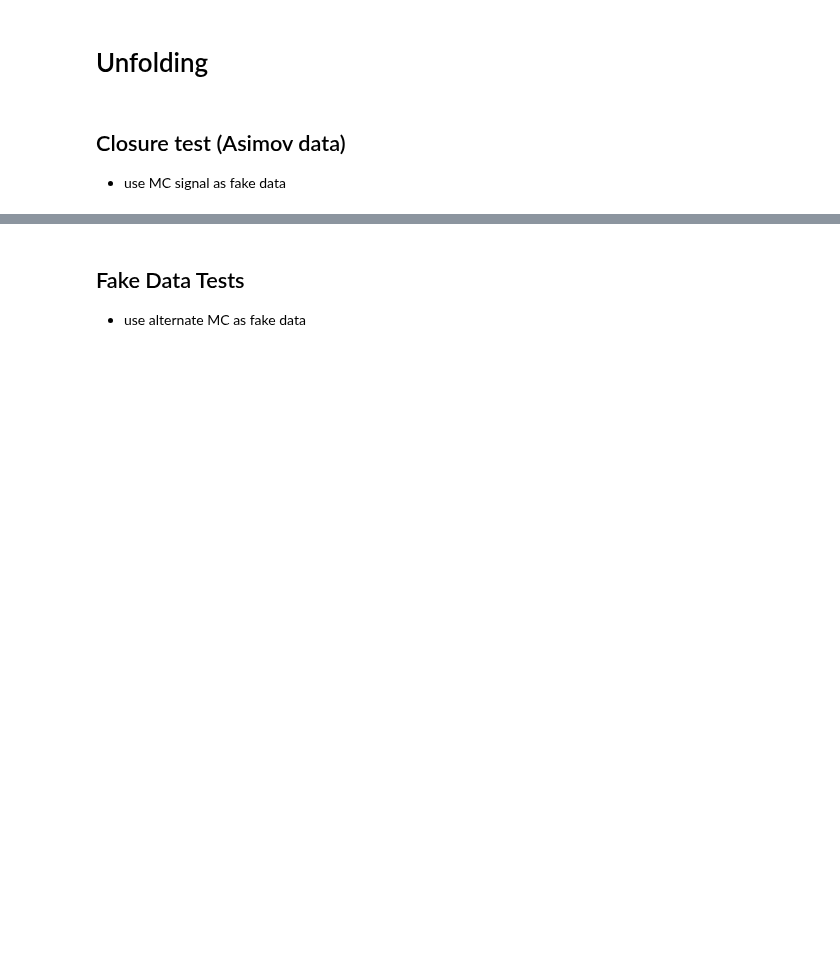
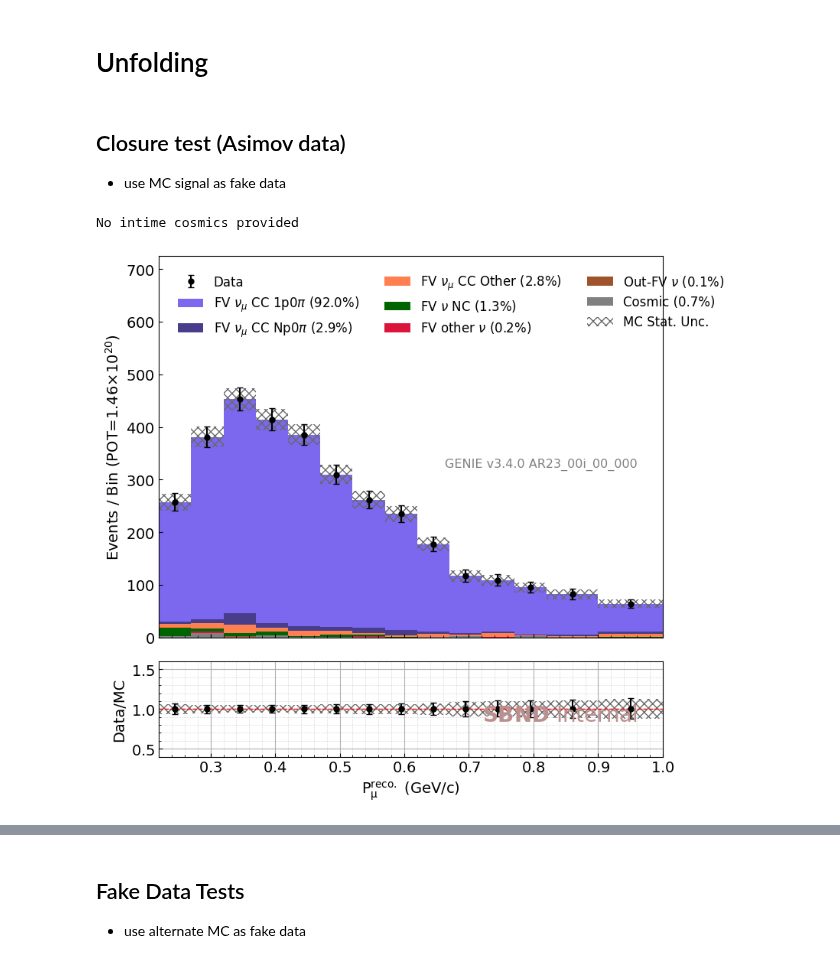
Before and after one commit to sungbinoh/cafpyana, a Jupyter notebook: analysis_village/numucc_1p0pi/unfolding-fake_data_tests.ipynb, the cells around one changed output, grey strips where cells are left out. Cells and saved outputs as stored; diff of their text form; code cells hidden in the pictures; blank space fills up the shorter version.

```diff
--- a/analysis_village/numucc_1p0pi/unfolding-fake_data_tests.ipynb
+++ b/analysis_village/numucc_1p0pi/unfolding-fake_data_tests.ipynb
@@ -81,13 +84,9 @@ mc_nu_df["pot_weight"] = mc_pot_scale * np.ones(len(mc_nu_df))
 mc_nu_df.columns = pd.MultiIndex.from_tuples([tuple(["mc"] + list(c)) for c in mc_nu_df.columns])     # match # of column levels
 # %%
 print("==== selected events ====")
-mc_evt_df.loc[:,'nuint_categ'] = get_int_category(mc_evt_df)
-mc_evt_df.loc[:,'genie_categ'] = get_genie_category(mc_evt_df)
-print(mc_evt_df.nuint_categ.value_counts())
-print(mc_evt_df.genie_categ.value_counts())
+mc_evt_df.loc[:,'nuint_categ'] = get_int_category(mc_evt_df, print_summary=True)
+mc_evt_df.loc[:,'genie_categ'] = get_genie_category(mc_evt_df, print_summary=True)
 
 print("==== all events ====")
-mc_nu_df.loc[:,'nuint_categ'] = get_int_category(mc_nu_df)
-mc_nu_df.loc[:,'genie_categ'] = get_genie_category(mc_nu_df)
-print(mc_nu_df.nuint_categ.value_counts())
-print(mc_nu_df.genie_categ.value_counts())
+mc_nu_df.loc[:,'nuint_categ'] = get_int_category(mc_nu_df, print_summary=True)
+mc_nu_df.loc[:,'genie_categ'] = get_genie_category(mc_nu_df, print_summary=True)
@@ -234 +225,28 @@ plot_genie_breakdown(var_categ, weights_categ, var_total, weights_total,
+# %%
+eps = 1e-8
+ratio = True
+syst = True
+approval = "internal"
+textloc = [0.05, 0.55]
+ax_ylim_ratio = 1.6
+breakdown_type = "topology"
+# %%
+plot_labels_hist = [var_config.var_labels[1], "Events / Bin (POT={})".format(pot_str), ""]
+# %%
+ret = overlay_hists(breakdown_type=breakdown_type,
+                    mc_df=mc_evt_df,
+                    data_df=mc_evt_df,
+                    intime_df=None,
+                    var_config=var_config,
+                    plot_labels=plot_labels_hist,
+                    ax_ylim_ratio=ax_ylim_ratio,
+                    ratio=ratio,
+                    syst=syst,
+                    textloc=textloc,
+                    approval=approval,
+                    save_fig=save_fig,
+                    save_name=path.join(save_fig_dir, "{}_{}.png".format(var_config.var_save_name, breakdown_type)))
+# %% [output]
+No intime cosmics provided
+[figure, added]
 # %%
```
Also changed, not shown: parts of 29 cells of this notebook, 1 other file.
